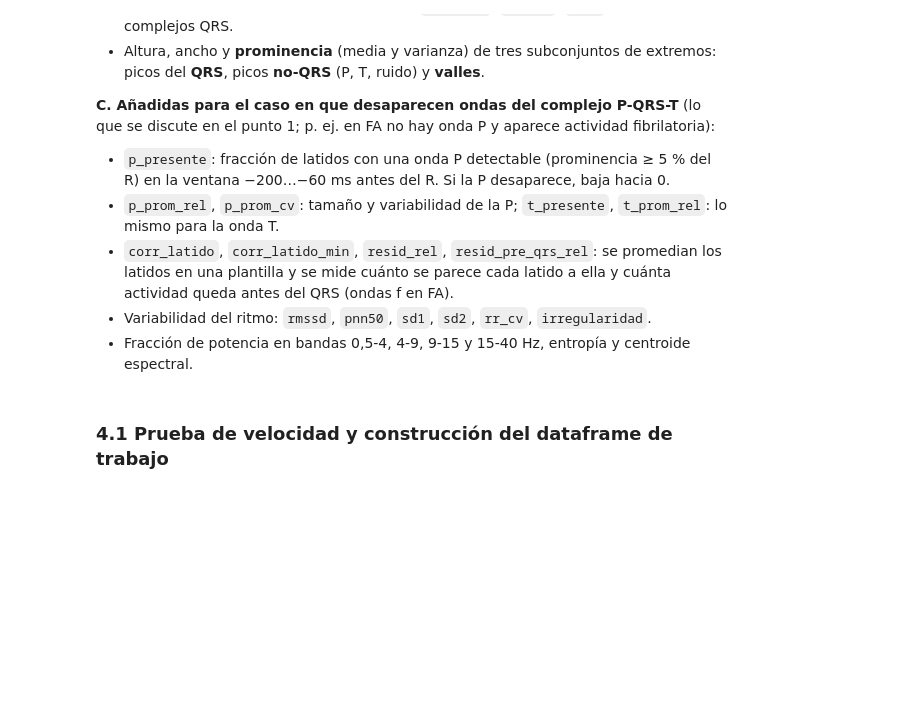
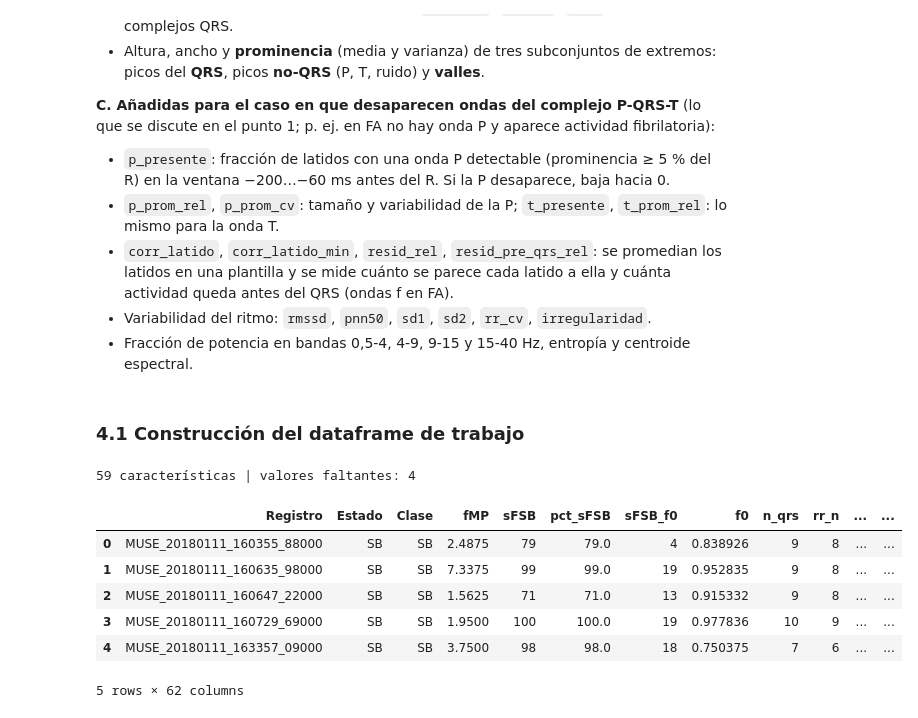
Before and after one commit to Valengaob/Biosenales20262, a Jupyter notebook: P2_ProyectoFinal/ProyectoFinal.ipynb, the cells around one changed output. Saved outputs shown, nothing was run; the diff lists cells and outputs as text; code cells hidden in the pictures; blank space fills up the shorter version.

```diff
--- a/P2_ProyectoFinal/ProyectoFinal.ipynb
+++ b/P2_ProyectoFinal/ProyectoFinal.ipynb
@@ -663,4 +621,45 @@ def _caracteristicas_lote(lote):
         except Exception as e: out.append({"_error": str(e)})
     return out
 # %% [markdown]
-### 4.1 Prueba de velocidad y construcción del dataframe de trabajo
+### 4.1 Construcción del dataframe de trabajo
+# %%
+RUTA_CARAC = cache("caracteristicas.csv")
+if os.path.exists(RUTA_CARAC) and not RECALCULAR:
+    df = pd.read_csv(RUTA_CARAC)
+else:
+    t0 = time.perf_counter()
+    nj = os.cpu_count() if N_JOBS == -1 else N_JOBS
+    lotes = np.array_split(X_fil, max(nj * 4, 1))
+    filas = [f for lote in Parallel(n_jobs=N_JOBS)(delayed(_caracteristicas_lote)(l) for l in lotes) for f in lote]
+    carac = pd.DataFrame(filas)
+    df = pd.concat([diag[["FileName"]].rename(columns={"FileName": "Registro"}).reset_index(drop=True), carac], axis=1)
+    df.to_csv(RUTA_CARAC, index=False)
+    print(f"{len(df)} registros en {time.perf_counter()-t0:.1f} s")
+
+# Estado y Clase se recalculan siempre desde el diagnóstico (así N_CLASES se puede cambiar sin recalcular nada)
+df = df.drop(columns=["Estado", "Clase"], errors="ignore")
+_lab = diag.set_index("FileName")[["Estado", "Clase"]]
+df = df.join(_lab, on="Registro")
+if "_error" in df.columns: print("Registros con error:", int(df["_error"].notna().sum()))
+# Atributos opcionales
+extra = diag.set_index("FileName")
+if USAR_EDAD_SEXO:
+    df["Edad"] = extra.loc[df["Registro"], "PatientAge"].values
+    df["Sexo"] = (extra.loc[df["Registro"], "Gender"].values == "MALE").astype(int)
+if USAR_ATRIB_MUSE:
+    for c in ["VentricularRate", "AtrialRate", "QRSDuration", "QTInterval", "QTCorrected", "RAxis", "TAxis", "QOnset", "QOffset", "TOffset"]:
+        df[c] = extra.loc[df["Registro"], c].values
+
+NO_CARAC = {"Registro", "Estado", "Clase", "_error"}
+CARACTERISTICAS = [c for c in df.columns if c not in NO_CARAC]
+print(f"\n{len(CARACTERISTICAS)} características | valores faltantes: {int(df[CARACTERISTICAS].isna().sum().sum())}")
+df[["Registro", "Estado", "Clase"] + CARACTERISTICAS].head()
+# %% [output]
+59 características | valores faltantes: 4
+|  | Registro | Estado | Clase | fMP | sFSB | pct_sFSB | sFSB_f0 | f0 | n_qrs | rr_n | ... | ... |
+| 0 | MUSE_20180111_160355_88000 | SB | SB | 2.4875 | 79 | 79.0 | 4 | 0.838926 | 9 | 8 | ... | ... |
+| 1 | MUSE_20180111_160635_98000 | SB | SB | 7.3375 | 99 | 99.0 | 19 | 0.952835 | 9 | 8 | ... | ... |
+| 2 | MUSE_20180111_160647_22000 | SB | SB | 1.5625 | 71 | 71.0 | 13 | 0.915332 | 9 | 8 | ... | ... |
+| 3 | MUSE_20180111_160729_69000 | SB | SB | 1.9500 | 100 | 100.0 | 19 | 0.977836 | 10 | 9 | ... | ... |
+| 4 | MUSE_20180111_163357_09000 | SB | SB | 3.7500 | 98 | 98.0 | 18 | 0.750375 | 7 | 6 | ... | ... |
+5 rows × 62 columns
```
Also changed, not shown: parts of 20 cells of this notebook.
